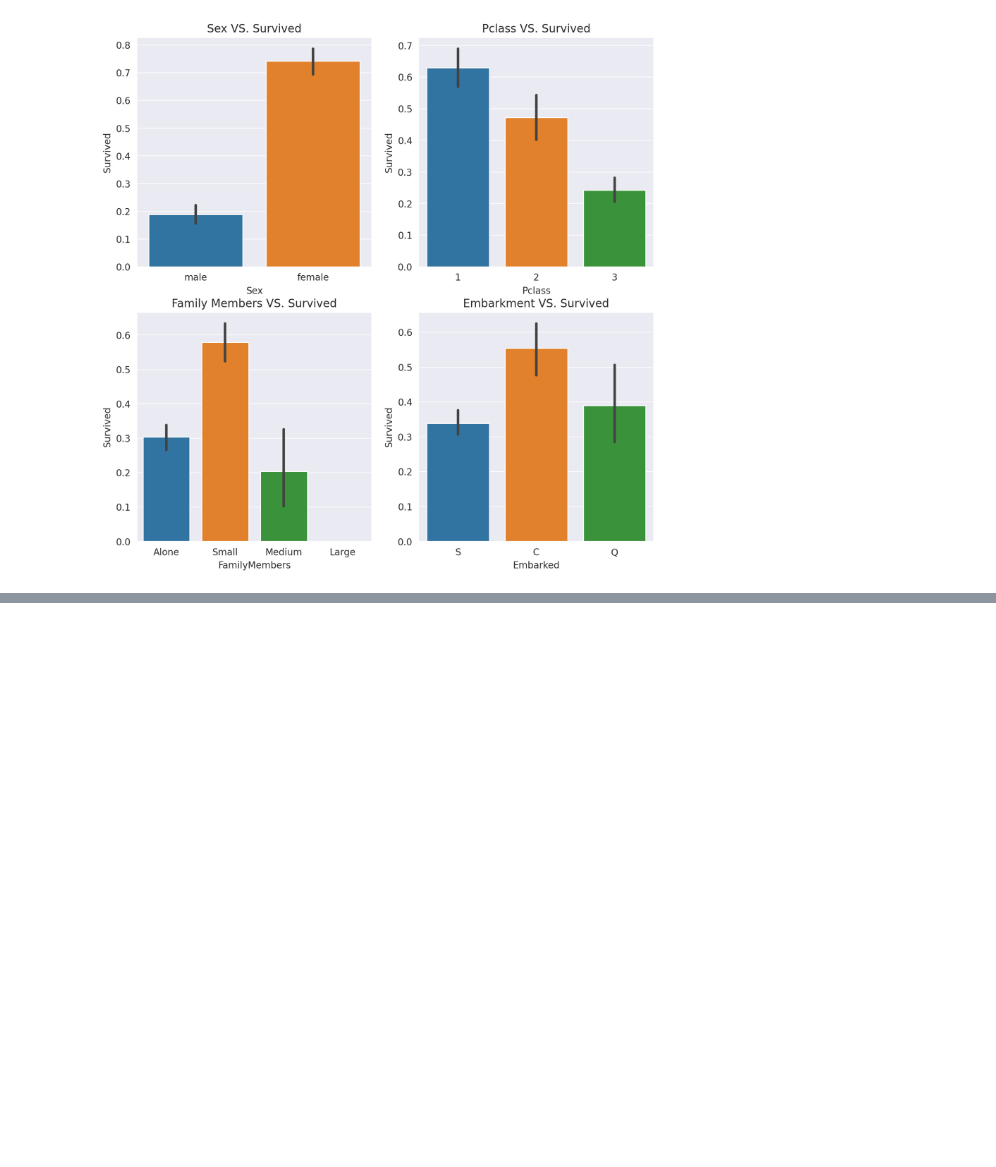
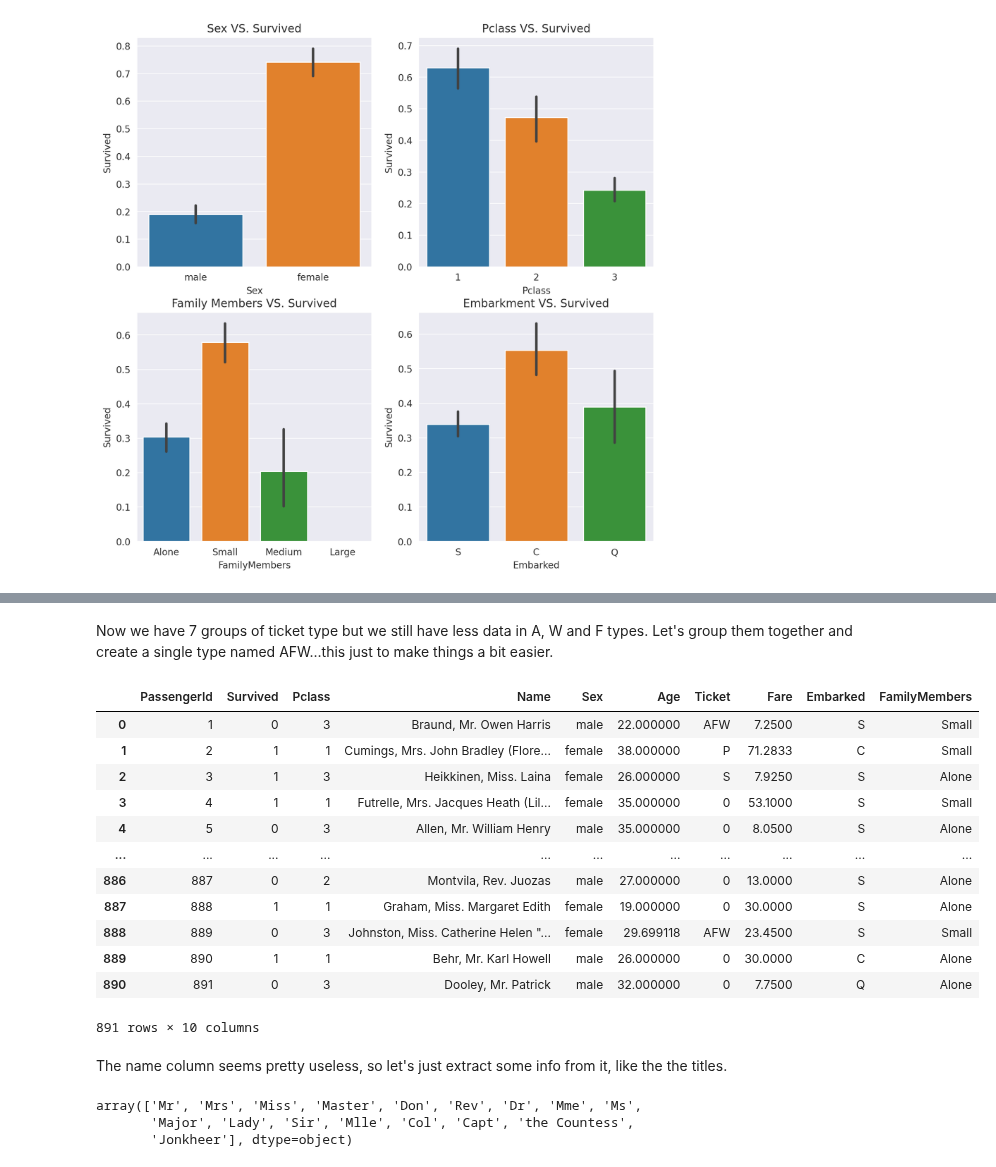
Before and after one commit to muhammadanas0716/Machine-Learning-101, a Jupyter notebook: Titanic - Machine Learning from Disaster/Project Notebook.ipynb, the cells around one changed output, grey strips where cells are left out. Cells and saved outputs as stored; diff of their text form; code cells hidden in the pictures; blank space fills up the shorter version.

```diff
--- a/Titanic - Machine Learning from Disaster/Project Notebook.ipynb
+++ b/Titanic - Machine Learning from Disaster/Project Notebook.ipynb
@@ -239,0 +249,2 @@ titanic_df.head(1)
+# %%
+titanic_df['Ticket'] = titanic_df['Ticket'].apply(lambda x: x.split()[0] if len(x.split())>1 else '0')
@@ -239,0 +265,3 @@ titanic_df.head(1)
+# %%
+titanic_df['Ticket'] = titanic_df['Ticket'].apply(lambda x: x[0])
+titanic_df["Ticket"].value_counts()
@@ -239,0 +277,29 @@ titanic_df.head(1)
+# %% [markdown]
+Now we have 7 groups of ticket type but we still have less data in A, W and F types. Let's group them together and create a single type named AFW...this just to make things a bit easier.
+# %%
+titanic_df['Ticket'] = titanic_df['Ticket'].apply(lambda x: 'AFW' if x in 'AFW' else x)
+# %%
+titanic_df
+# %% [output]
+|  | PassengerId | Survived | Pclass | Name | Sex | Age | Ticket | Fare | Embarked | FamilyMembers |
+| 0 | 1 | 0 | 3 | Braund, Mr. Owen Harris | male | 22.000000 | AFW | 7.2500 | S | Small |
+| 1 | 2 | 1 | 1 | Cumings, Mrs. John Bradley (Flore... | female | 38.000000 | P | 71.2833 | C | Small |
+| 2 | 3 | 1 | 3 | Heikkinen, Miss. Laina | female | 26.000000 | S | 7.9250 | S | Alone |
+| 3 | 4 | 1 | 1 | Futrelle, Mrs. Jacques Heath (Lil... | female | 35.000000 | 0 | 53.1000 | S | Small |
+| 4 | 5 | 0 | 3 | Allen, Mr. William Henry | male | 35.000000 | 0 | 8.0500 | S | Alone |
+| ... | ... | ... | ... | ... | ... | ... | ... | ... | ... | ... |
+| 886 | 887 | 0 | 2 | Montvila, Rev. Juozas | male | 27.000000 | 0 | 13.0000 | S | Alone |
+| 887 | 888 | 1 | 1 | Graham, Miss. Margaret Edith | female | 19.000000 | 0 | 30.0000 | S | Alone |
+| 888 | 889 | 0 | 3 | Johnston, Miss. Catherine Helen "... | female | 29.699118 | AFW | 23.4500 | S | Small |
+| 889 | 890 | 1 | 1 | Behr, Mr. Karl Howell | male | 26.000000 | 0 | 30.0000 | C | Alone |
+| 890 | 891 | 0 | 3 | Dooley, Mr. Patrick | male | 32.000000 | 0 | 7.7500 | Q | Alone |
+891 rows × 10 columns
+# %% [markdown]
+The name column seems pretty useless, so let's just extract some info from it, like the the titles.
+# %%
+titanic_df['Title'] = titanic_df['Name'].apply(lambda x: x.split(',')[1].split('.')[0].strip())
+titanic_df['Title'].unique()
+# %% [output]
+array(['Mr', 'Mrs', 'Miss', 'Master', 'Don', 'Rev', 'Dr', 'Mme', 'Ms',
+       'Major', 'Lady', 'Sir', 'Mlle', 'Col', 'Capt', 'the Countess',
+       'Jonkheer'], dtype=object)
```
Also changed, not shown: parts of 7 cells of this notebook.
